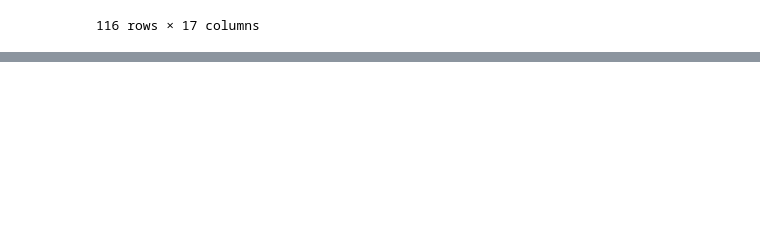
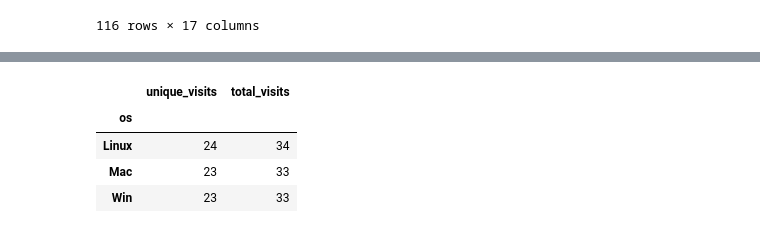
Before and after one commit to 8snit/Notebooks, a Jupyter notebook: pandas.ipynb, the cells around one changed output, grey strips where cells are left out. Cells and saved outputs as stored; diff of their text form; code cells hidden in the pictures; blank space fills up the shorter version.

Commit message:
pandas

```diff
--- a/pandas.ipynb
+++ b/pandas.ipynb
@@ -102,0 +106,2 @@ cleangames.groupby("yearpublished").sum().sort_values("average_rating")
+# %%
+visits = pandas.read_csv("https://gist.githubusercontent.com/8snit/f643872893d749d6d788cc583e171e51/raw/38838ba52a36542ddcbe1ef7b5d871e752333c06/page_visits.csv", index_col='guid', parse_dates=['date'])
@@ -102,0 +112,8 @@ cleangames.groupby("yearpublished").sum().sort_values("average_rating")
+# %%
+def get_visits(groupby):
+    ip_visits = visits.groupby(groupby)['ip']
+    return pandas.DataFrame(
+        {'unique_visits': ip_visits.apply(lambda x: len(set(x))),
+         'total_visits': ip_visits.apply(len)})
+
+visits['date_day'] = visits['date'].apply(datetime.date)
@@ -102,0 +134,8 @@ cleangames.groupby("yearpublished").sum().sort_values("average_rating")
+# %%
+get_visits('os')
+# %% [output]
+|  | unique_visits | total_visits |
+| os |  |  |
+| Linux | 24 | 34 |
+| Mac | 23 | 33 |
+| Win | 23 | 33 |
```
Also changed, not shown: parts of 5 cells of this notebook.
